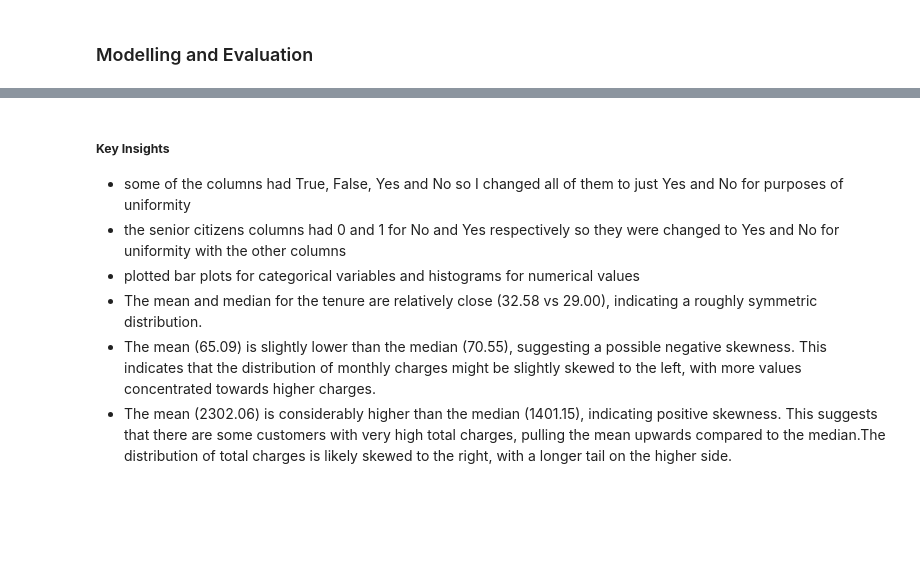
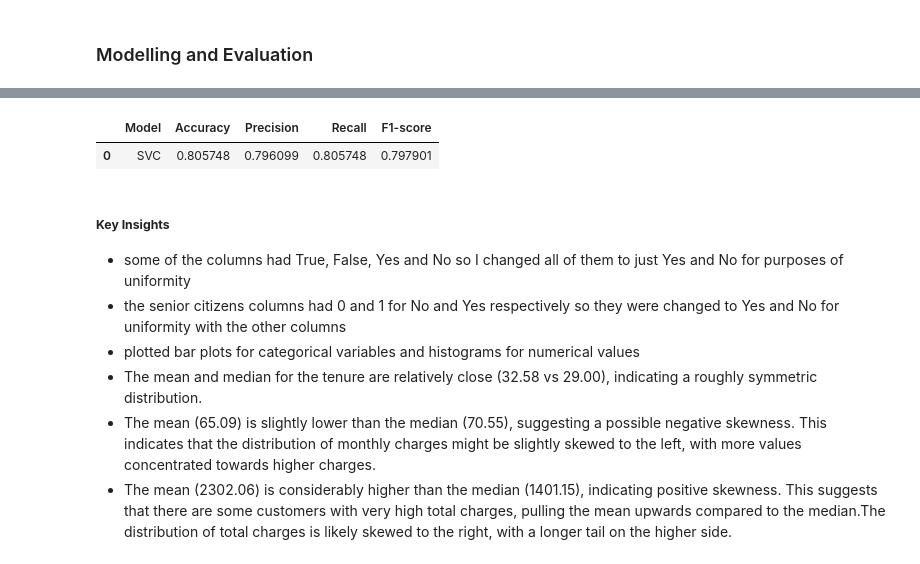
Before and after one commit to lizjelimo/Churn-Analysis, a Jupyter notebook: notebooks/main.ipynb, the cells around one changed output, grey strips where cells are left out. Drawn from its saved outputs; the diff is of its cells as text; code cells hidden in the pictures; blank space fills up the shorter version.

Commit message:
training

```diff
--- a/notebooks/main.ipynb
+++ b/notebooks/main.ipynb
@@ -916,6 +917,9 @@ label_encoder = LabelEncoder()
 y_train_encoded = label_encoder.fit_transform(y_train)
 y_test_encode = label_encoder.transform(y_test)
 # %%
+# Define the numeric and categorical columns, excluding 'customerID'
+numerical_cols = [col for col in numerical_cols if col != 'customerID']
+categorical_cols = [col for col in categorical_cols if col != 'customerID']
 #create pipelines
 numeric_pipeline = Pipeline(steps = [
     ('imputer', SimpleImputer(strategy = 'median')),
@@ -975,9 +969,0 @@ models = [
-# %%
-for model_name, classifier in models:
-
-    pipeline = Pipeline(steps=[
-        ('preprocessor', preprocessor),
-        ('classifier', classifier)
-    ])
-
-    pipeline.fit(X_train, y_train_encoded)
@@ -999,0 +1090,11 @@ weighted avg       0.80      0.80      0.80      1009
+# %%
+accuracy = unbalanced_metrics['accuracy']
+precison = unbalanced_metrics['weighted avg']['precision']
+recall = unbalanced_metrics['weighted avg']['recall']
+f1_score = unbalanced_metrics['weighted avg']['f1-score']
+
+unbalanced_table.loc[len(unbalanced_table)] = [model_name, accuracy, precison, recall, f1_score]
+unbalanced_table.sort_values(by = 'F1-score', ascending = False)
+# %% [output]
+|  | Model | Accuracy | Precision | Recall | F1-score |
+| 0 | SVC | 0.805748 | 0.796099 | 0.805748 | 0.797901 |
```
Also changed, not shown: parts of 10 cells of this notebook.
